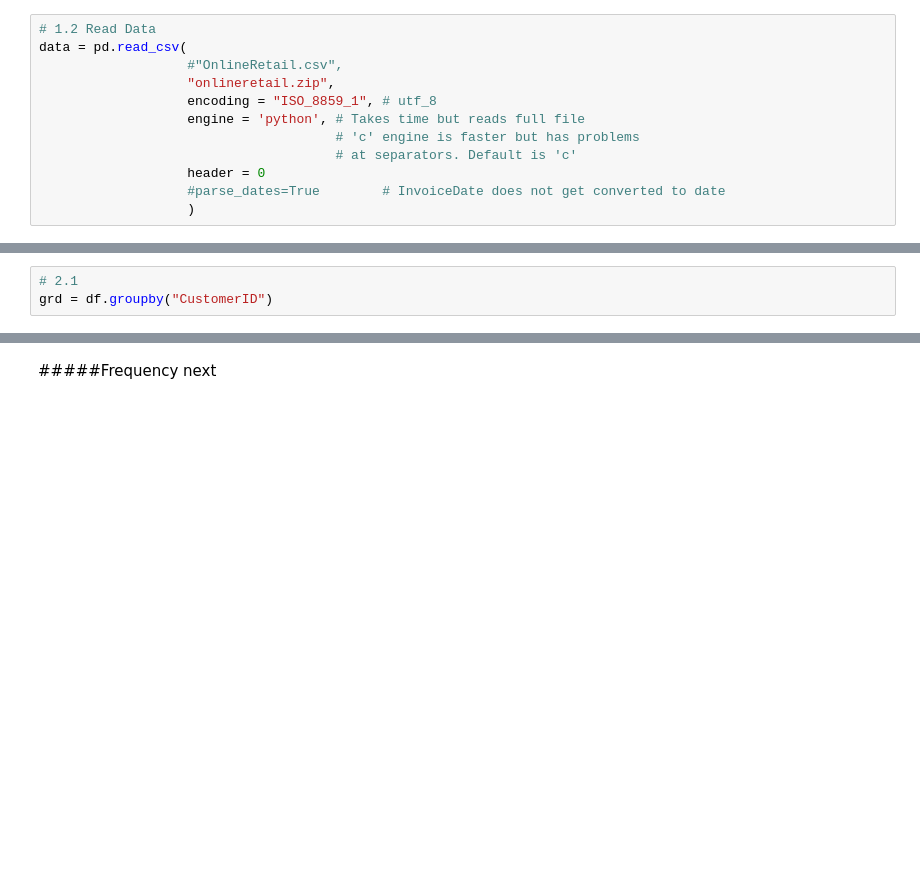
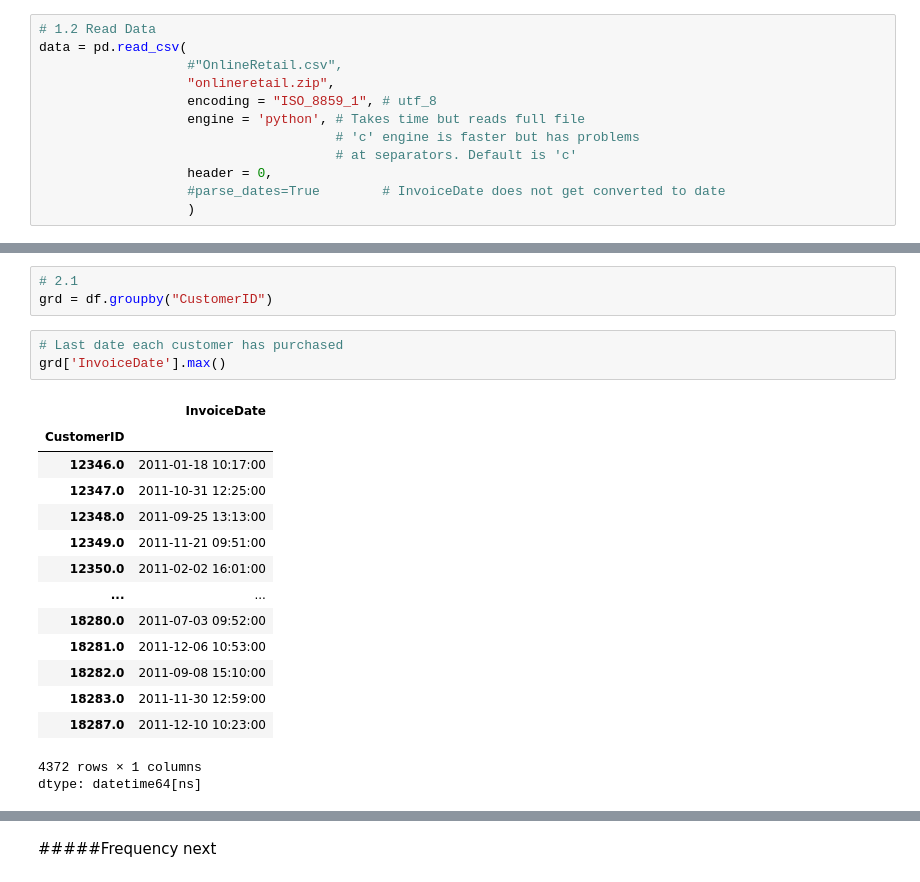
Before and after one commit to harnalashok/Clustering, a Jupyter notebook: online_retail_rfm.ipynb, the cells around one changed output, grey strips where cells are left out. Drawn from its saved outputs; the diff is of its cells as text; blank space fills up the shorter version.

```diff
--- a/online_retail_rfm.ipynb
+++ b/online_retail_rfm.ipynb
@@ -92,6 +99,6 @@ data = pd.read_csv(
                    engine = 'python', # Takes time but reads full file
                                       # 'c' engine is faster but has problems
                                       # at separators. Default is 'c'
-                   header = 0
+                   header = 0,
                    #parse_dates=True        # InvoiceDate does not get converted to date
                    )
@@ -179,6 +334,25 @@ df = data.copy()
 # %%
 # 2.1
 grd = df.groupby("CustomerID")
+# %%
+# Last date each customer has purchased
+grd['InvoiceDate'].max()
+# %% [output]
+|  | InvoiceDate |
+| CustomerID |  |
+| 12346.0 | 2011-01-18 10:17:00 |
+| 12347.0 | 2011-10-31 12:25:00 |
+| 12348.0 | 2011-09-25 13:13:00 |
+| 12349.0 | 2011-11-21 09:51:00 |
+| 12350.0 | 2011-02-02 16:01:00 |
+| ... | ... |
+| 18280.0 | 2011-07-03 09:52:00 |
+| 18281.0 | 2011-12-06 10:53:00 |
+| 18282.0 | 2011-09-08 15:10:00 |
+| 18283.0 | 2011-11-30 12:59:00 |
+| 18287.0 | 2011-12-10 10:23:00 |
+4372 rows × 1 columns
+dtype: datetime64[ns]
 # %%
 # 2.2
 df_recency = grd['InvoiceDate'].max().reset_index()
```
Also changed, not shown: parts of 22 cells of this notebook.
